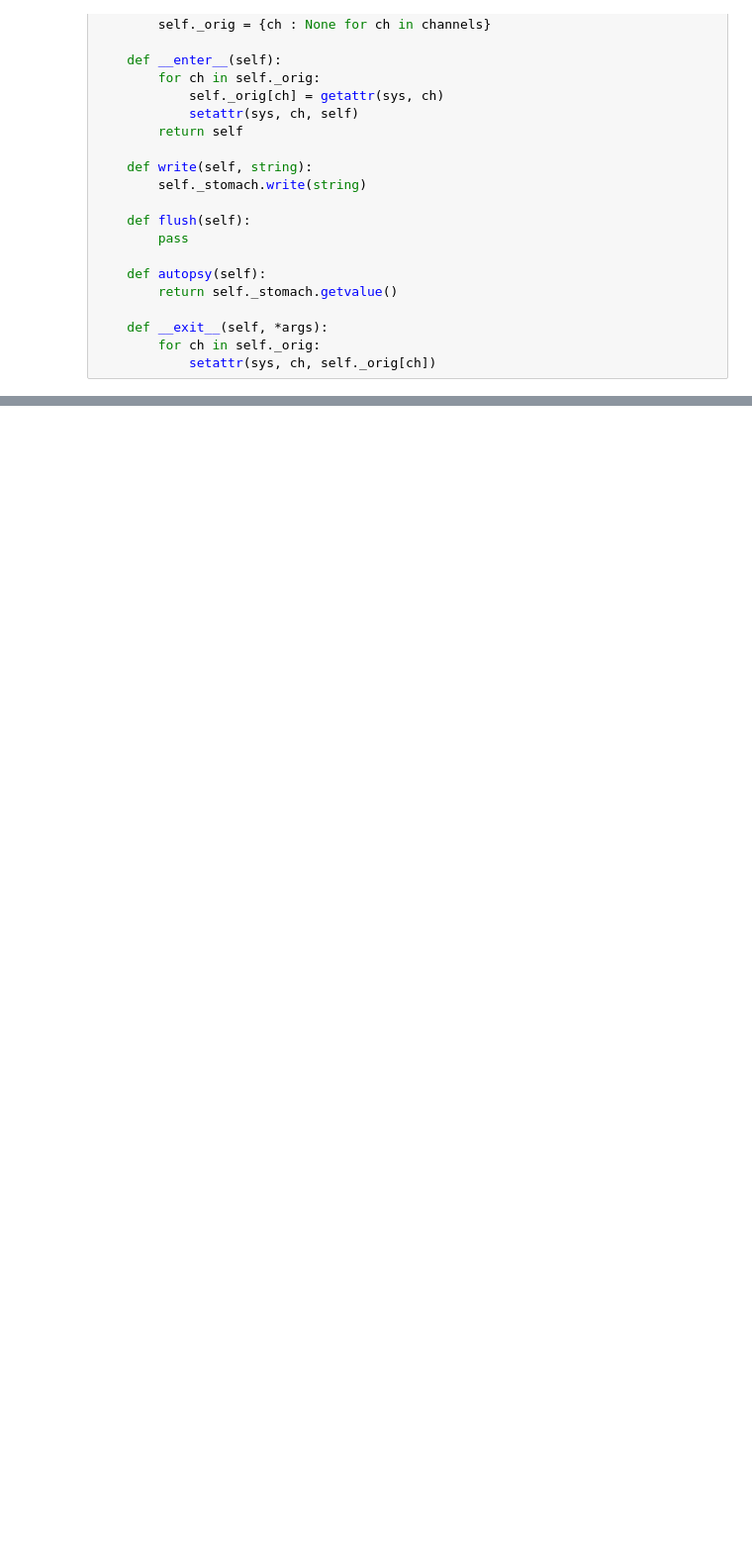
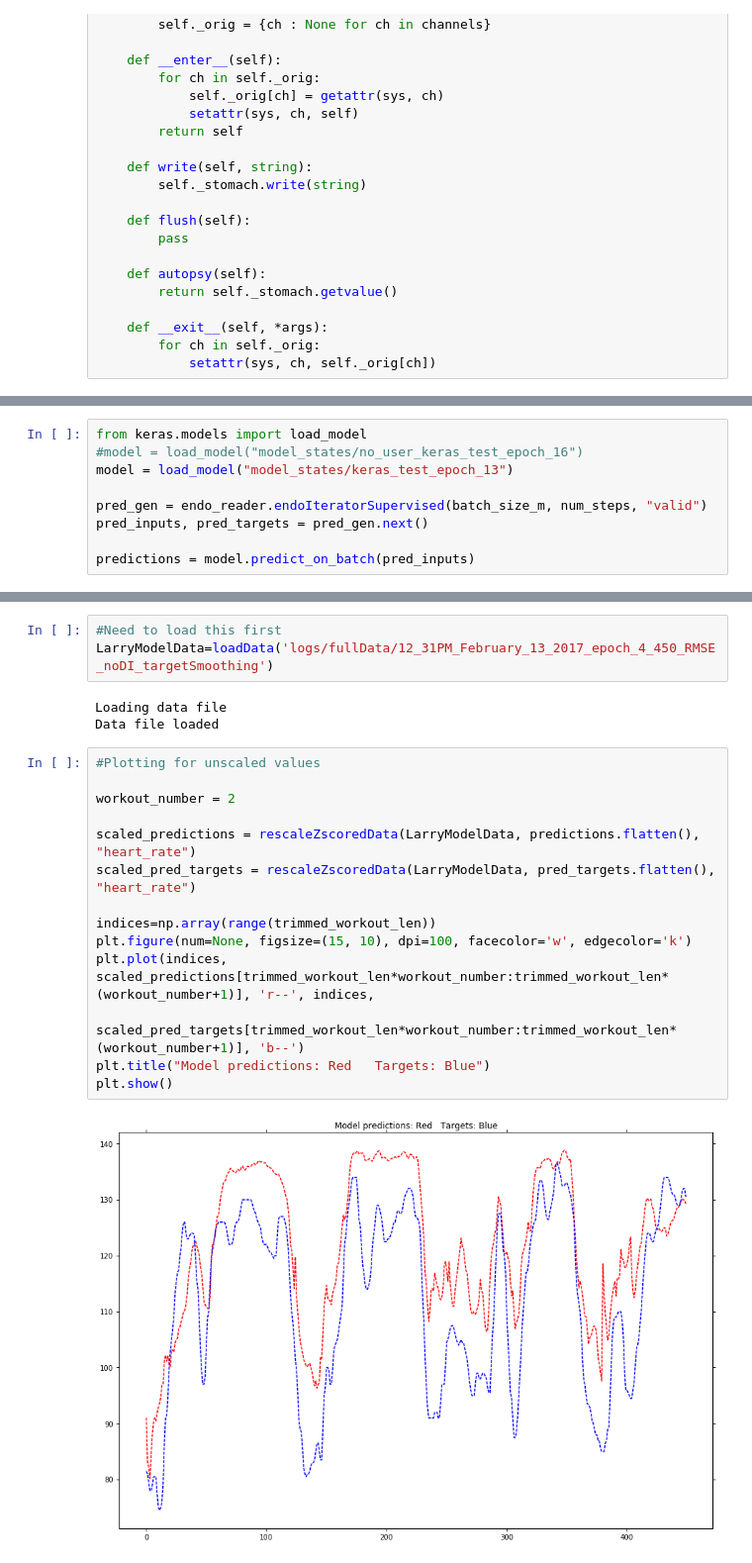
Before and after one commit to Epist/endomondo_inference, a Jupyter notebook: Keras_playground.ipynb, the cells around one changed output, grey strips where cells are left out. Shown at 99% size. Drawn from its saved outputs; the diff is of its cells as text; blank space fills up the shorter version.

```diff
--- a/Keras_playground.ipynb
+++ b/Keras_playground.ipynb
@@ -345,0 +365,9 @@ ValueError: output of generator should be a tuple (x, y, sample_weight) or (x, y
+# %%
+from keras.models import load_model
+#model = load_model("model_states/no_user_keras_test_epoch_16")
+model = load_model("model_states/keras_test_epoch_13")
+
+pred_gen = endo_reader.endoIteratorSupervised(batch_size_m, num_steps, "valid")
+pred_inputs, pred_targets = pred_gen.next()
+
+predictions = model.predict_on_batch(pred_inputs)
@@ -345,0 +629,22 @@ ValueError: output of generator should be a tuple (x, y, sample_weight) or (x, y
+# %%
+#Need to load this first
+LarryModelData=loadData('logs/fullData/12_31PM_February_13_2017_epoch_4_450_RMSE_noDI_targetSmoothing')
+# %% [output]
+Loading data file
+Data file loaded
+# %%
+#Plotting for unscaled values
+
+workout_number = 2
+
+scaled_predictions = rescaleZscoredData(LarryModelData, predictions.flatten(), "heart_rate")
+scaled_pred_targets = rescaleZscoredData(LarryModelData, pred_targets.flatten(), "heart_rate")
+
+indices=np.array(range(trimmed_workout_len))
+plt.figure(num=None, figsize=(15, 10), dpi=100, facecolor='w', edgecolor='k')
+plt.plot(indices, scaled_predictions[trimmed_workout_len*workout_number:trimmed_workout_len*(workout_number+1)], 'r--', indices,
+         scaled_pred_targets[trimmed_workout_len*workout_number:trimmed_workout_len*(workout_number+1)], 'b--')
+plt.title("Model predictions: Red   Targets: Blue")
+plt.show()
+# %% [output]
+[figure, added]
```
Also changed, not shown: parts of 17 cells of this notebook, 6 other files.
